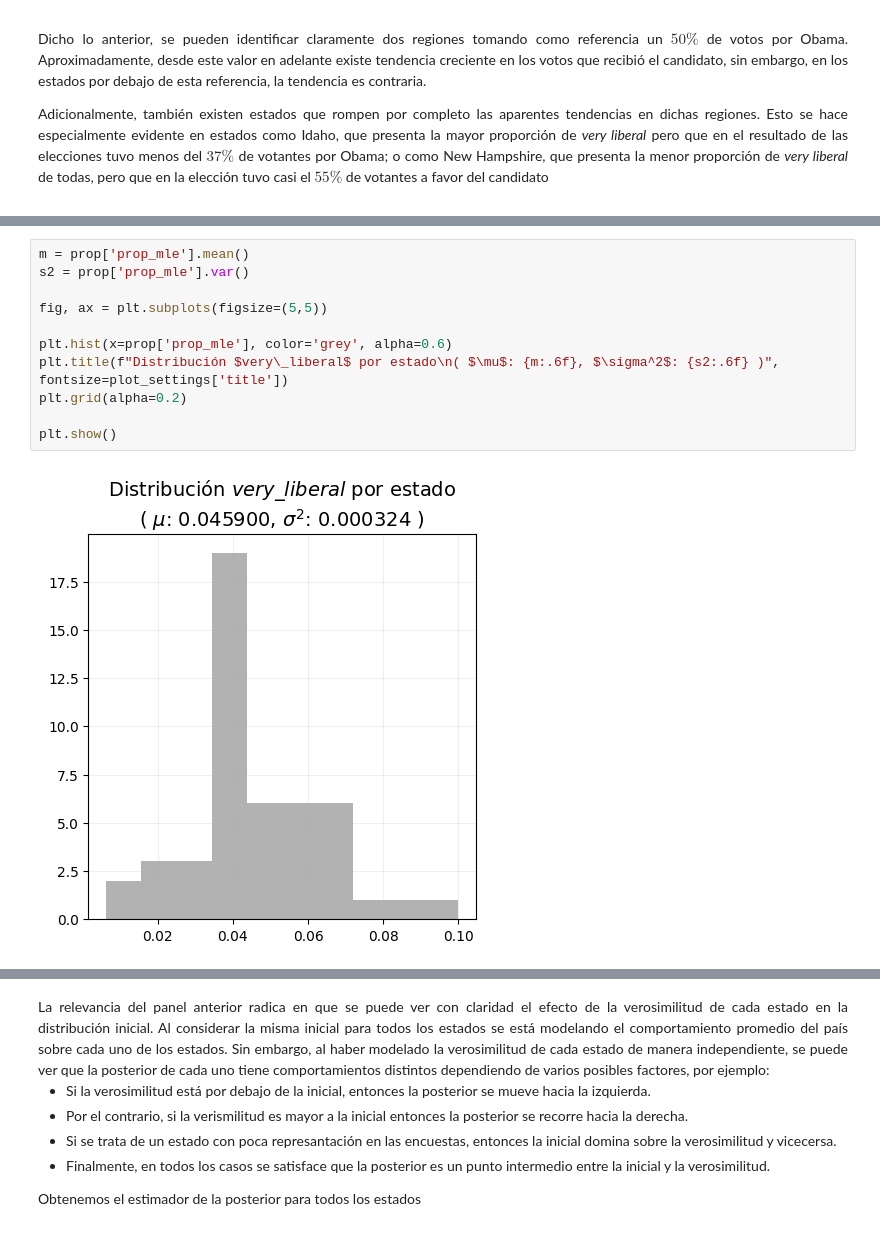
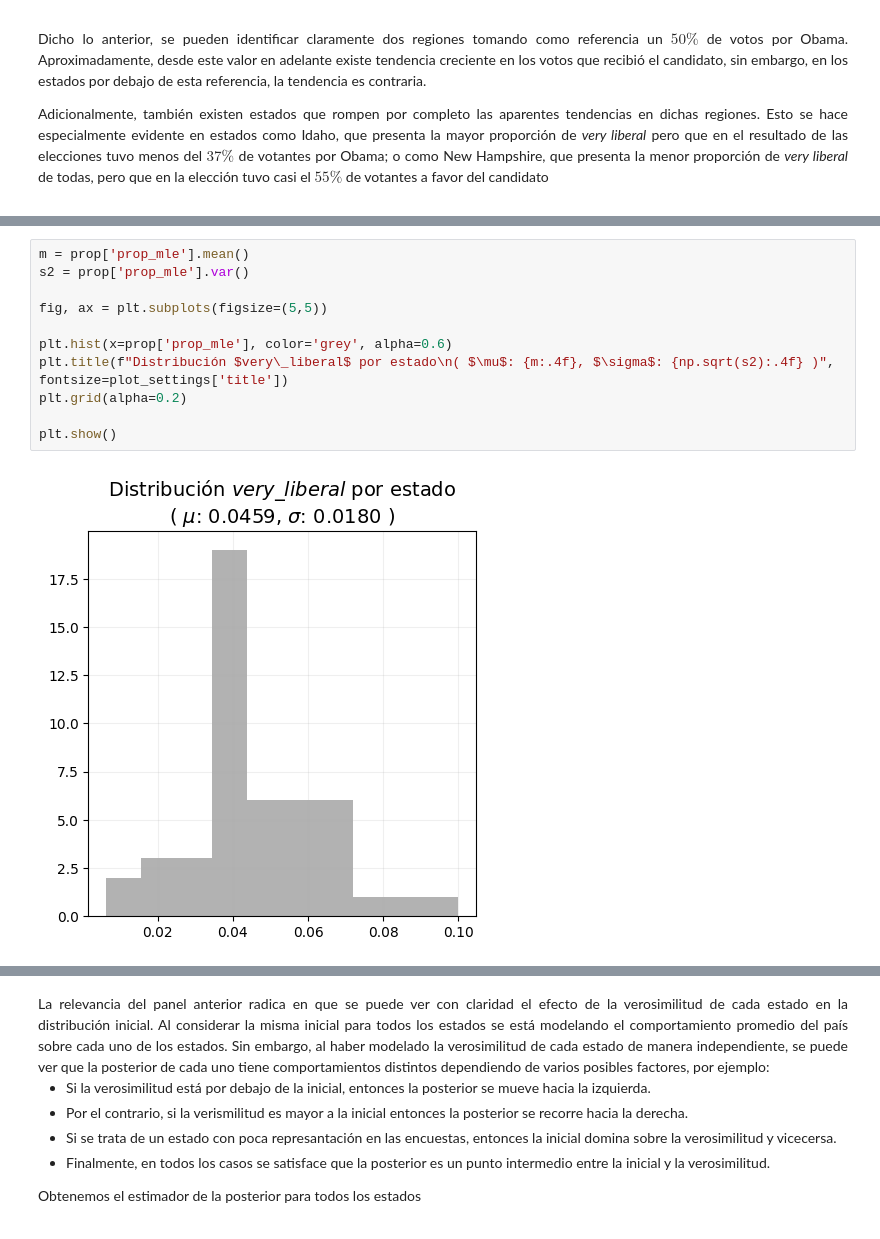
Before and after one commit to CAMM961001/bayes-first-steps, a Jupyter notebook: bayes-first-steps.ipynb, the cells around one changed output, grey strips where cells are left out. Saved outputs shown, nothing was run; the diff lists cells and outputs as text.

```diff
--- a/bayes-first-steps.ipynb
+++ b/bayes-first-steps.ipynb
@@ -196,14 +197,14 @@ Para ilustrarlo se retoma entonces el problema de Obama, en particular, utilizan
 # %%
 m = prop['prop_mle'].mean()
 s2 = prop['prop_mle'].var()
 
 fig, ax = plt.subplots(figsize=(5,5))
 
 plt.hist(x=prop['prop_mle'], color='grey', alpha=0.6)
-plt.title(f"Distribución $very\_liberal$ por estado\n( $\mu$: {m:.6f}, $\sigma^2$: {s2:.6f} )", fontsize=plot_settings['title'])
+plt.title(f"Distribución $very\_liberal$ por estado\n( $\mu$: {m:.4f}, $\sigma$: {np.sqrt(s2):.4f} )", fontsize=plot_settings['title'])
 plt.grid(alpha=0.2)
 
 plt.show()
 # %% [output]
-[figure, old version]
+[figure, new version]
 # %% [markdown]
```
Also changed, not shown: parts of 10 cells of this notebook.
